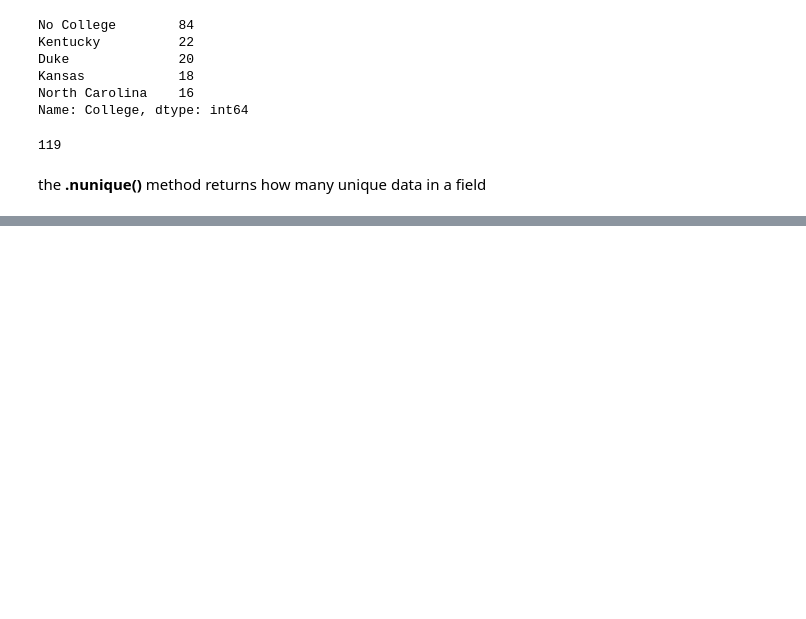
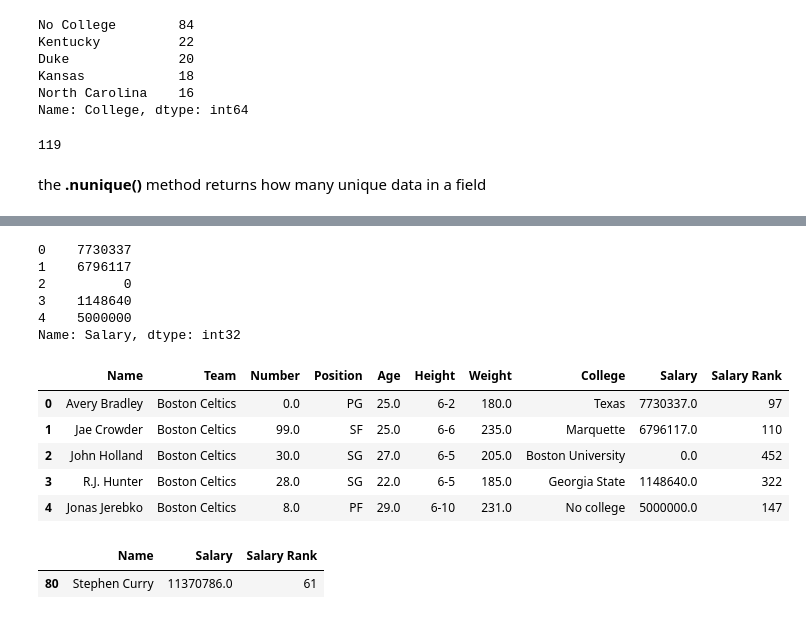
Before and after one commit to adminco/python_data_analysis, a Jupyter notebook: DataFrames_1.ipynb, the cells around one changed output, grey strips where cells are left out. Cells and saved outputs as stored; diff of their text form; code cells hidden in the pictures; blank space fills up the shorter version.

```diff
--- a/DataFrames_1.ipynb
+++ b/DataFrames_1.ipynb
@@ -421,0 +635,3 @@ the __.nunique()__ method returns how many unique data in a field
+# %%
+nba.dropna(how = "all", inplace= True)
+nba.info()
@@ -421,0 +653,28 @@ the __.nunique()__ method returns how many unique data in a field
+# %%
+nba["Salary"].fillna(0, inplace= True)
+nba["College"].fillna("No college", inplace = True)
+# %%
+nba["Salary"].astype("int", inplace= True).head()
+# %% [output]
+0    7730337
+1    6796117
+2          0
+3    1148640
+4    5000000
+Name: Salary, dtype: int32
+# %%
+nba["Salary Rank"] = nba["Salary"].rank(ascending = False).astype("int")
+# %%
+nba.head()
+# %% [output]
+|  | Name | Team | Number | Position | Age | Height | Weight | College | Salary | Salary Rank |
+| 0 | Avery Bradley | Boston Celtics | 0.0 | PG | 25.0 | 6-2 | 180.0 | Texas | 7730337.0 | 97 |
+| 1 | Jae Crowder | Boston Celtics | 99.0 | SF | 25.0 | 6-6 | 235.0 | Marquette | 6796117.0 | 110 |
+| 2 | John Holland | Boston Celtics | 30.0 | SG | 27.0 | 6-5 | 205.0 | Boston University | 0.0 | 452 |
+| 3 | R.J. Hunter | Boston Celtics | 28.0 | SG | 22.0 | 6-5 | 185.0 | Georgia State | 1148640.0 | 322 |
+| 4 | Jonas Jerebko | Boston Celtics | 8.0 | PF | 29.0 | 6-10 | 231.0 | No college | 5000000.0 | 147 |
+# %%
+nba[nba["Name"].str.contains("Stephen Curry", case = False)][["Name","Salary","Salary Rank"]]
+# %% [output]
+|  | Name | Salary | Salary Rank |
+| 80 | Stephen Curry | 11370786.0 | 61 |
```
Also changed, not shown: parts of 29 cells of this notebook, 5 other files.
